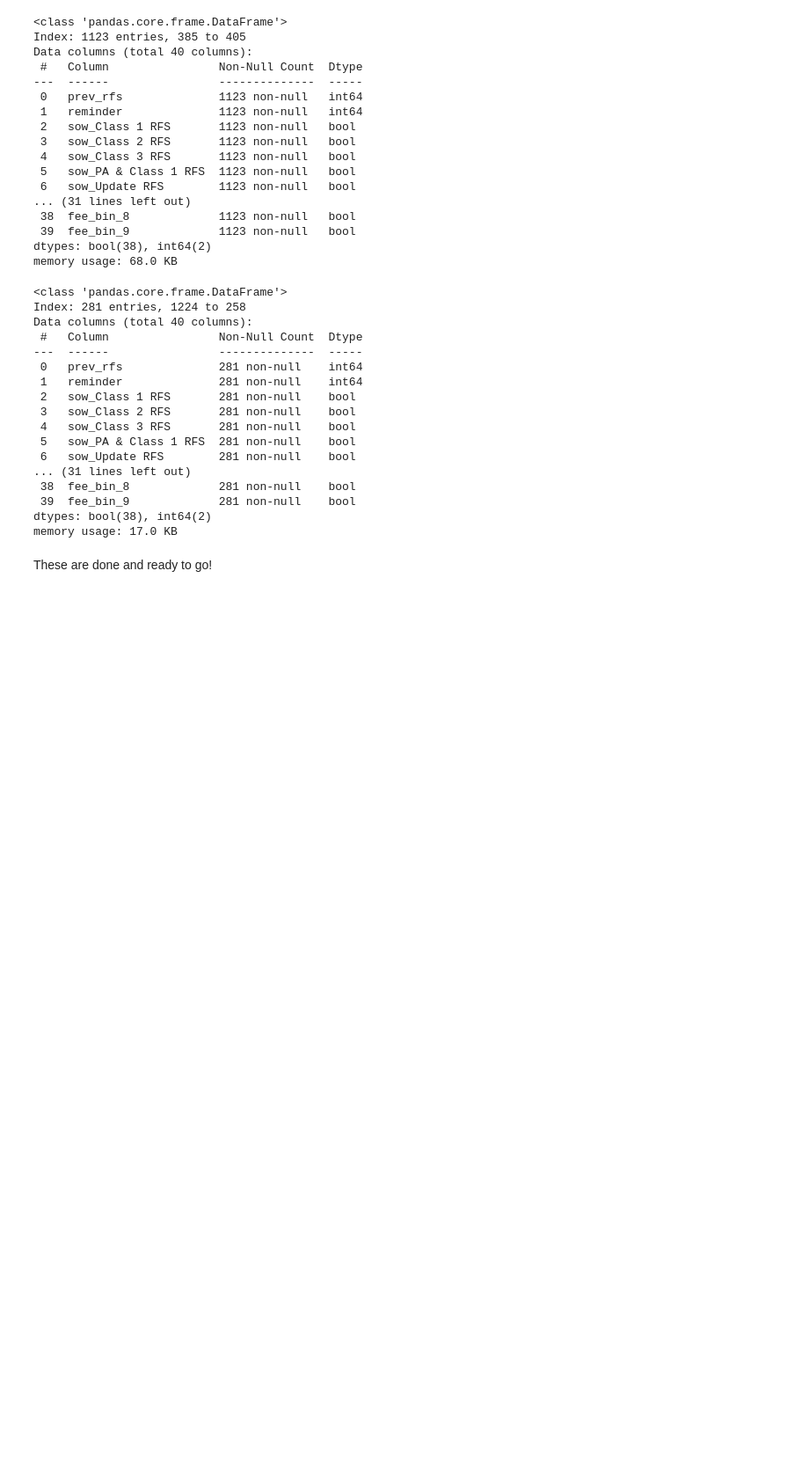
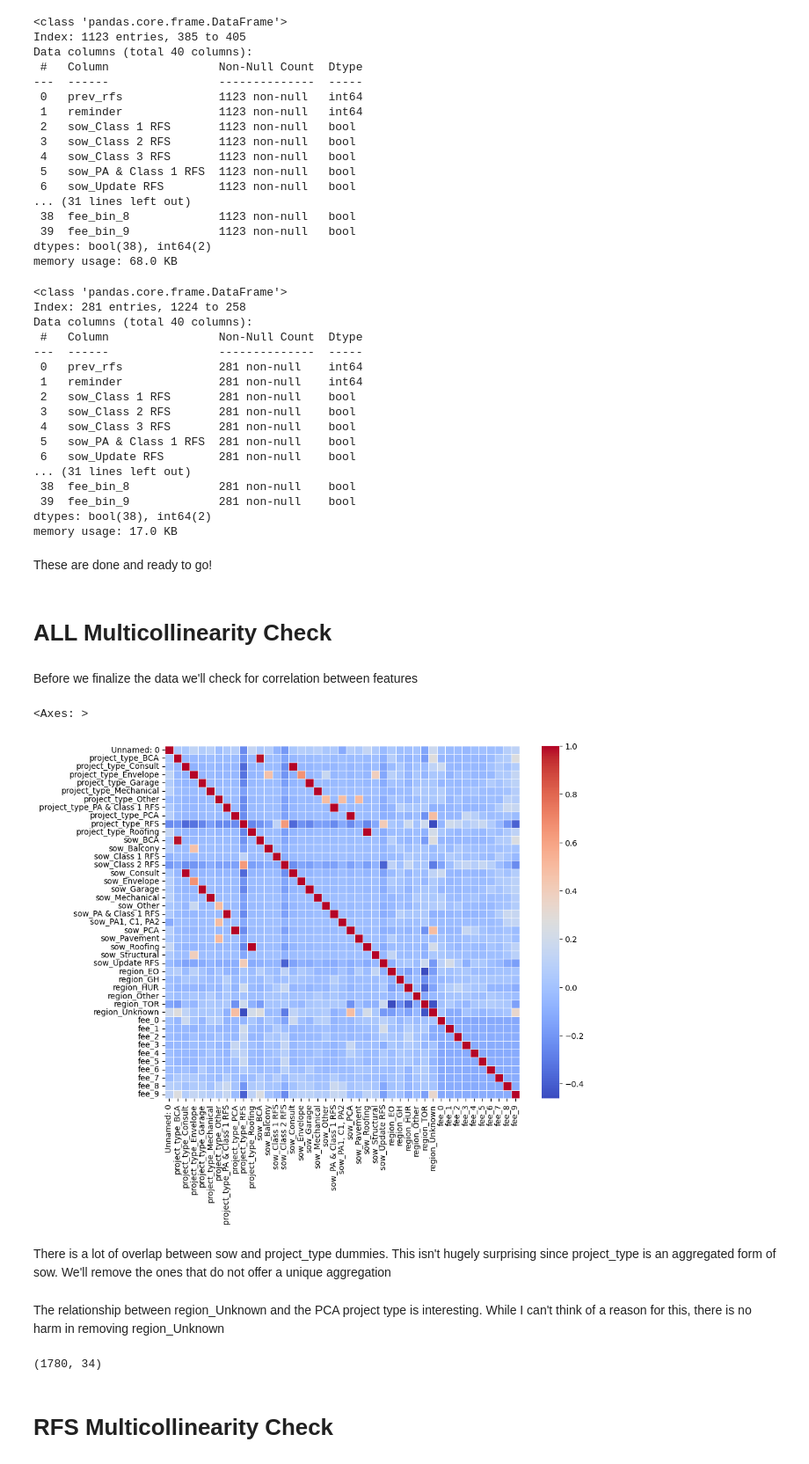
Before and after one commit to NicoleQMcMinn/Predicting-Proposal-Success---Capstone-Project, a Jupyter notebook: Capstone_Feature_Engineering.ipynb, the cells around one changed output. Shown: that part at 88% size. Drawn from its saved outputs; the diff is of its cells as text; code cells hidden in the pictures; blank space fills up the shorter version.

```diff
--- a/Capstone_Feature_Engineering.ipynb
+++ b/Capstone_Feature_Engineering.ipynb
@@ -985,3 +985,17 @@ dtypes: bool(38), int64(2)
 memory usage: 17.0 KB
 # %% [markdown]
 These are done and ready to go!
+# %% [markdown]
+# **ALL Multicollinearity Check**
+# %% [markdown]
+Before we finalize the data we'll check for correlation between features
+# %%
+correlation_matrix = X_train_all.corr()
+# %%
+plt.figure(figsize=(10, 8))
+sns.heatmap(correlation_matrix, cmap='coolwarm', fmt='.2f', linewidths=0.5)
+# %% [output]
+<Axes: >
+[figure, added]
+# %% [markdown]
+There is a lot of overlap between sow and project_type dummies. This isn't hugely surprising since project_type is an aggregated form of sow. We'll remove the ones that do not offer a unique aggregation
@@ -987,0 +1020,2 @@ These are done and ready to go!
+# %% [markdown]
+The relationship between region_Unknown and the PCA project type is interesting. While I can't think of a reason for this, there is no harm in removing region_Unknown
@@ -987,0 +1025,6 @@ These are done and ready to go!
+# %%
+print(X_train_all.shape)
+# %% [output]
+(1780, 34)
+# %% [markdown]
+# **RFS Multicollinearity Check**
```
Also changed, not shown: parts of 12 cells of this notebook.
